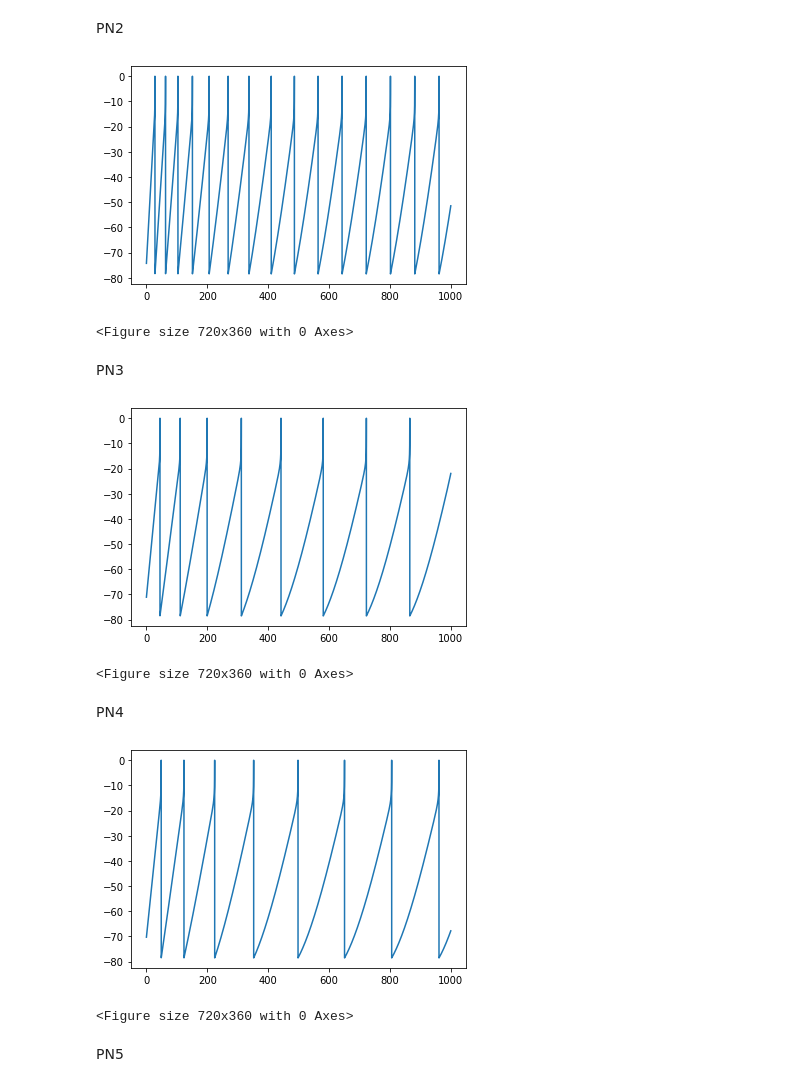
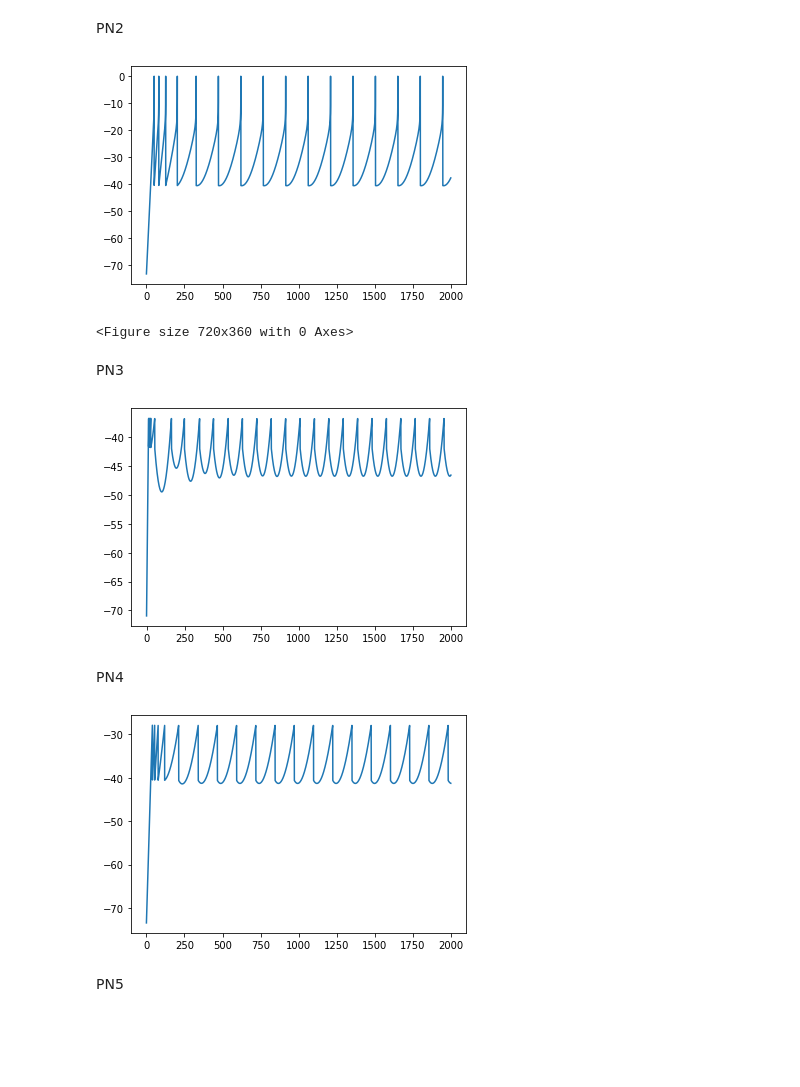
Before and after one commit to Jaffar-Hussein/ADEX, a Jupyter notebook: Models/claustrum_neurones_simulation.ipynb, the cells around one changed output. Cells and saved outputs as stored; diff of their text form; code cells hidden in the pictures; blank space fills up the shorter version.

```diff
--- a/Models/claustrum_neurones_simulation.ipynb
+++ b/Models/claustrum_neurones_simulation.ipynb
@@ -78,36 +76,35 @@ parameters = {
     "a": 2.0 * nS,
     "tau_w": 300.0 * ms,
     "b": 60.0 * pA,
-    "v_r": (-73.54-5) * mV,  # VAriable
+    "v_r": (-35.7-5) * mV,  # VAriable
     "i_stim": (216*2) * pA,  # VAriable
 }
 # %%
 eqs = """
     dvm/dt = (g_l*(e_l - vm) + g_l*d_t*exp((vm-v_t)/d_t) + i_stim - w)/c_m : volt
     dw/dt  = (a*(vm - e_l) - w)/tau_w : amp
     """
 neuron = NeuronGroup(
     1,
     model=eqs,
     threshold="vm > 0*mV", reset="vm = v_r; w += b",
     method="euler",
     namespace=parameters,
 )
 neuron.vm = parameters["e_l"]
 neuron.w = 0
 states = StateMonitor(neuron, ["vm", "w"], record=True, when="thresholds")
 defaultclock.dt = 0.1 * ms
-run(1 * second)
+run(2 * second)
 # clip membrane voltages to threshold (0 mV)
 vms = np.clip(states[0].vm / mV, a_min=None, a_max=0)
 plt.plot(states[0].t / ms, vms)
 
 fig = plt.figure(figsize=(10, 5))
-fig.suptitle('adaptation')
 
 plt.show()
 # %% [output]
-[figure, old version]
+[figure, new version]
 <Figure size 720x360 with 0 Axes>
 # %% [markdown]
 PN3
@@ -134,7 +131,7 @@ eqs = """
 neuron = NeuronGroup(
     1,
     model=eqs,
-    threshold="vm > 0*mV", reset="vm = v_r; w += b",
+    threshold="vm > v_t", reset="vm = v_r; w += b",
     method="euler",
     namespace=parameters,
 )
@@ -142,18 +139,21 @@ neuron.vm = parameters["e_l"]
 neuron.w = 0
 states = StateMonitor(neuron, ["vm", "w"], record=True, when="thresholds")
 defaultclock.dt = 0.1 * ms
-run(1 * second)
+run(2* second)
 # clip membrane voltages to threshold (0 mV)
 vms = np.clip(states[0].vm / mV, a_min=None, a_max=0)
+# plt.ylim(-80, -10)
+# plt.figure(figsize=(6,3),dpi=1440)
 plt.plot(states[0].t / ms, vms)
 
-fig = plt.figure(figsize=(10, 5))
-fig.suptitle('adaptation')
+# plt.figure(figsize=(6, 3))
+# fig.suptitle('adaptation')
 
+# plt.ylim(-80, -10)
+# plt.figure(figsize=(10,5))
 plt.show()
 # %% [output]
-[figure, old version]
+[figure, new version]
-<Figure size 720x360 with 0 Axes>
 # %% [markdown]
 PN4
 # %%
@@ -177,7 +177,7 @@ eqs = """
 neuron = NeuronGroup(
     1,
     model=eqs,
-    threshold="vm > 0*mV", reset="vm = v_r; w += b",
+    threshold="vm > -28*mV", reset="vm = v_r; w += b",
     method="euler",
     namespace=parameters,
 )
@@ -185,18 +185,15 @@ neuron.vm = parameters["e_l"]
 neuron.w = 0
 states = StateMonitor(neuron, ["vm", "w"], record=True, when="thresholds")
 defaultclock.dt = 0.1 * ms
-run(1 * second)
+run(2 * second)
 # clip membrane voltages to threshold (0 mV)
 vms = np.clip(states[0].vm / mV, a_min=None, a_max=0)
 plt.plot(states[0].t / ms, vms)
 
-fig = plt.figure(figsize=(10, 5))
-fig.suptitle('adaptation')
 
 plt.show()
 # %% [output]
-[figure, old version]
+[figure, new version]
-<Figure size 720x360 with 0 Axes>
 # %% [markdown]
 PN5
 # %%
```
Also changed, not shown: parts of 7 cells of this notebook, 1 other file.
